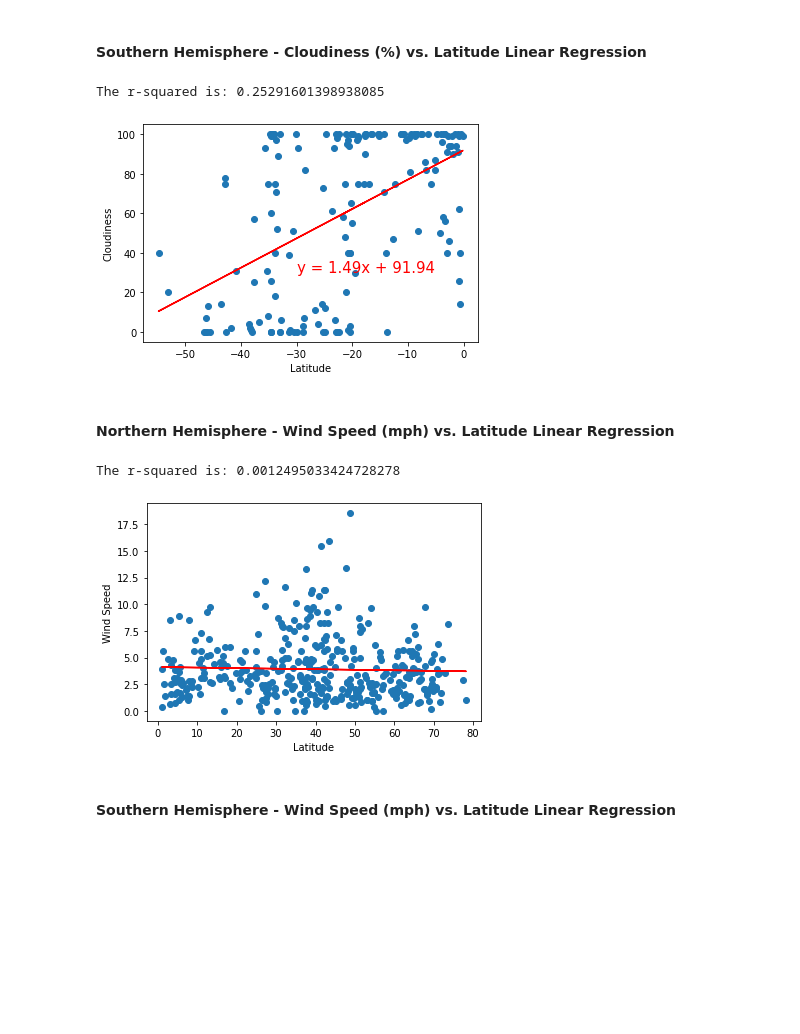
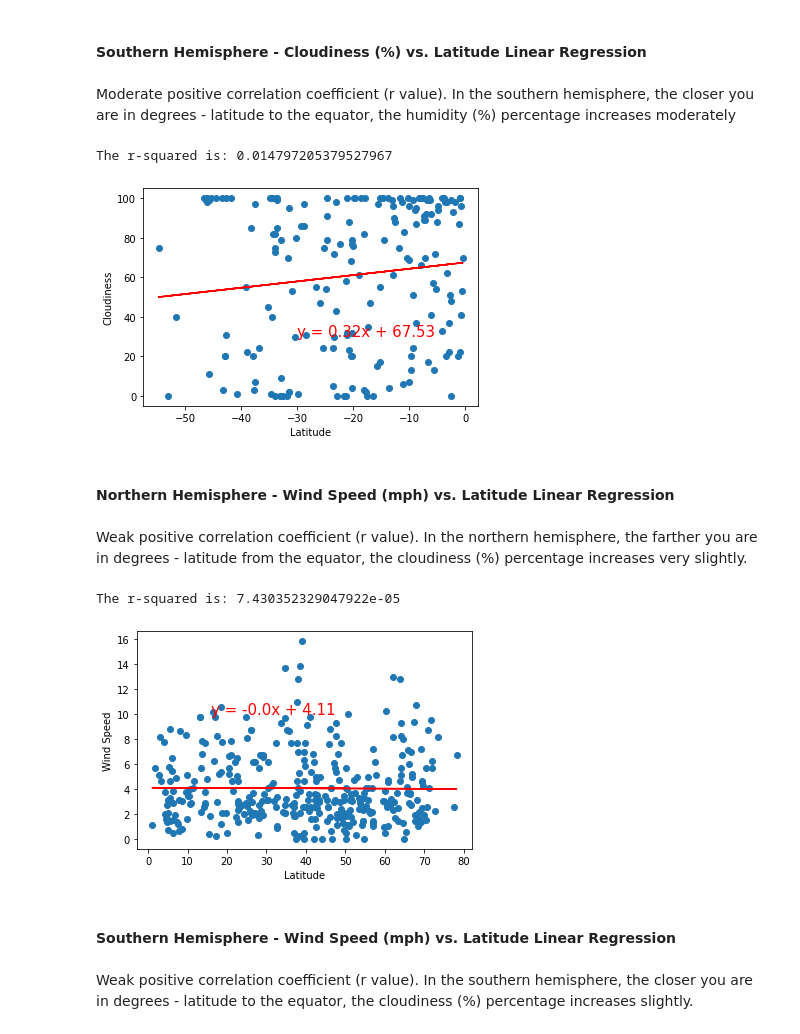
Before and after one commit to michaeldunneMD17/Assignment-6---Whats-The-Weather-Like-, a Jupyter notebook: WeatherPy/WeatherPy_Data Analysis.ipynb, the cells around one changed output. Cells and saved outputs as stored; diff of their text form; code cells hidden in the pictures; blank space fills up the shorter version.

```diff
--- a/WeatherPy/WeatherPy_Data Analysis.ipynb
+++ b/WeatherPy/WeatherPy_Data Analysis.ipynb
@@ -187,3 +187,5 @@ weather_data.describe()
+# %%
+weather_data= pd.read_csv("Weather_Data.csv")
 # %%
 #  Get the indices of cities that have humidity over 100%.
 humid_city_data = weather_data[(weather_data["Humidity"] > 100)].index
@@ -302,7 +312,7 @@ def plot_linear_regression(x_values, y_values, title, text_coordinates):
     plt.show()
 # %%
 # Create Northern and Southern Hemisphere DataFrames
-northern_hemi_df = weather_data.loc[(weather_data["Lat"] >= 0)]
-southern_hemi_df = weather_data.loc[(weather_data["Lat"] < 0)]
+northern_hem_df = weather_data.loc[(weather_data["Lat"] >= 0)]
+southern_hem_df = weather_data.loc[(weather_data["Lat"] < 0)]
 # %% [markdown]
 ####  Northern Hemisphere - Max Temp vs. Latitude Linear Regression
@@ -354,24 +376,30 @@ The r-squared is: 0.029600934611500457
 # %% [markdown]
 ####  Southern Hemisphere - Cloudiness (%) vs. Latitude Linear Regression
+# %% [markdown]
+Moderate positive correlation coefficient (r value). In the southern hemisphere, the closer you are in degrees - latitude to the equator, the humidity (%) percentage increases moderately
 # %%
 # Southern Hemisphere
-x_values = southern_hemi_df["Lat"]
-y_values = southern_hemi_df["Cloudiness"]
+x_values = southern_hem_df["Lat"]
+y_values = southern_hem_df["Cloudiness"]
 plot_linear_regression(x_values, y_values, 'Cloudiness', (-30,30))
 # %% [output]
-The r-squared is: 0.25291601398938085
+The r-squared is: 0.014797205379527967
-[figure, old version]
+[figure, new version]
 # %% [markdown]
 ####  Northern Hemisphere - Wind Speed (mph) vs. Latitude Linear Regression
+# %% [markdown]
+Weak positive correlation coefficient (r value). In the northern hemisphere, the farther you are in degrees - latitude from the equator, the cloudiness (%) percentage increases very slightly.
 # %%
 # Northern Hemisphere
-x_values = northern_hemi_df["Lat"]
-y_values = northern_hemi_df["Wind Speed"]
-plot_linear_regression(x_values, y_values, 'Wind Speed', (40,25))
+x_values = northern_hem_df["Lat"]
+y_values = northern_hem_df["Wind Speed"]
+plot_linear_regression(x_values, y_values, 'Wind Speed', (16,10))
 # %% [output]
-The r-squared is: 0.0012495033424728278
+The r-squared is: 7.430352329047922e-05
-[figure, old version]
+[figure, new version]
 # %% [markdown]
 ####  Southern Hemisphere - Wind Speed (mph) vs. Latitude Linear Regression
+# %% [markdown]
+Weak positive correlation coefficient (r value). In the southern hemisphere, the closer you are in degrees - latitude to the equator, the cloudiness (%) percentage increases slightly.
 # %%
 # Southern Hemisphere
```
Also changed, not shown: parts of 23 cells of this notebook.
